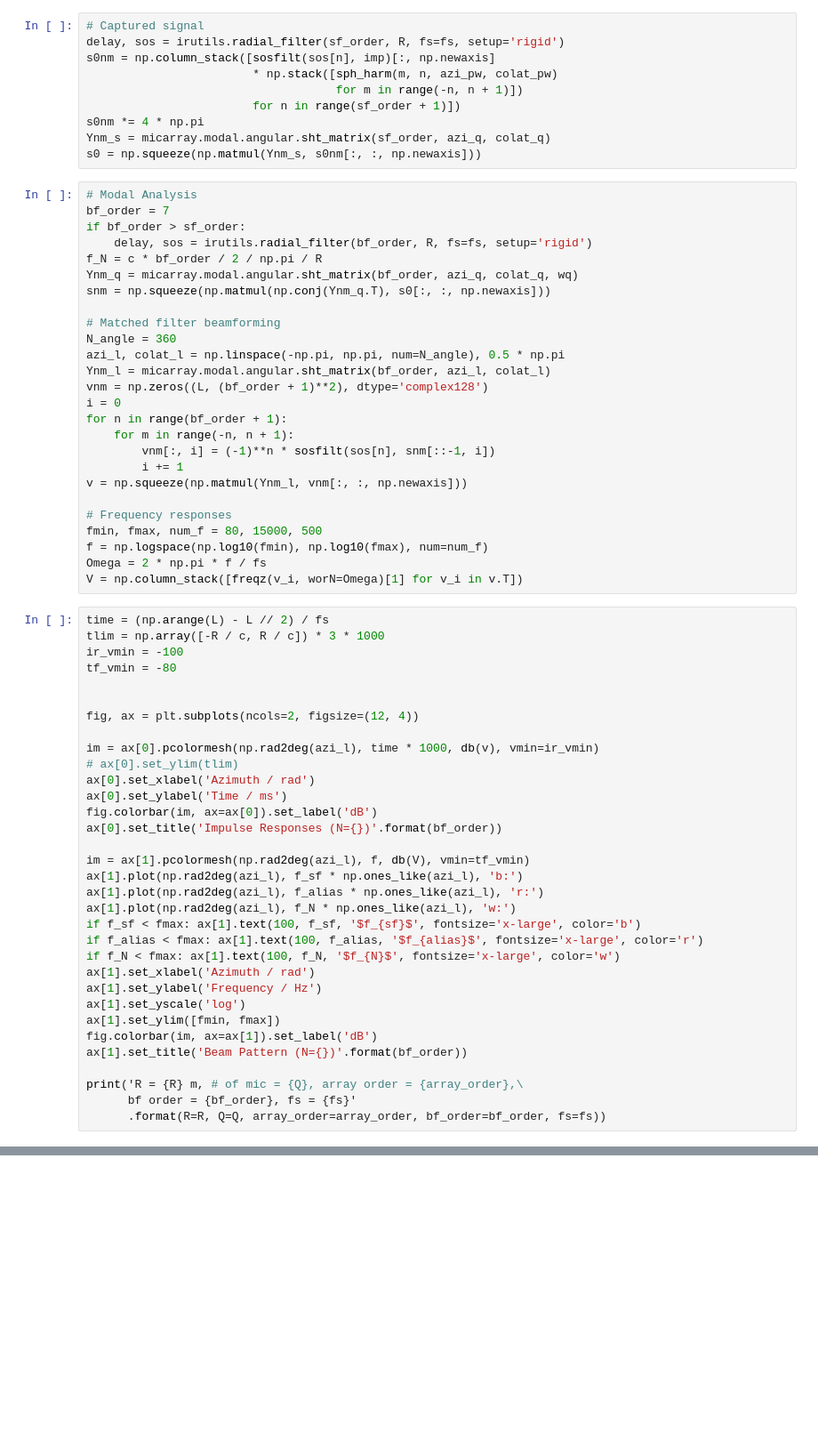
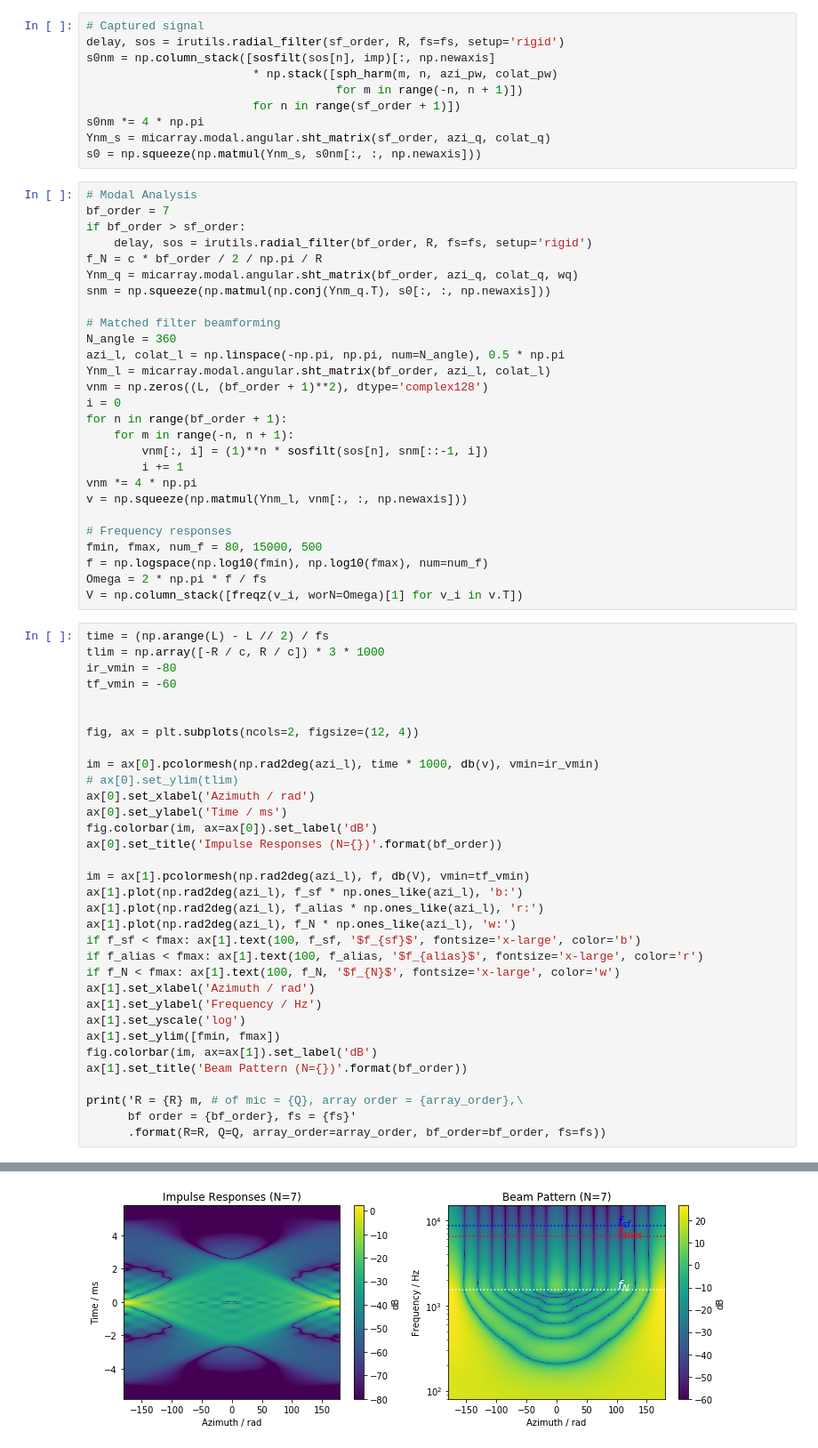
Before and after one commit to spatialaudio/sfa-numpy, a Jupyter notebook: examples/matched-filter-beamformer-rigid-sphere.ipynb, the cells around one changed output, grey strips where cells are left out. Shown at 89% size. Cells and saved outputs as stored; diff of their text form; blank space fills up the shorter version.

```diff
--- a/examples/matched-filter-beamformer-rigid-sphere.ipynb
+++ b/examples/matched-filter-beamformer-rigid-sphere.ipynb
@@ -58,8 +58,9 @@ vnm = np.zeros((L, (bf_order + 1)**2), dtype='complex128')
 i = 0
 for n in range(bf_order + 1):
     for m in range(-n, n + 1):
-        vnm[:, i] = (-1)**n * sosfilt(sos[n], snm[::-1, i])
+        vnm[:, i] = (1)**n * sosfilt(sos[n], snm[::-1, i])
         i += 1
+vnm *= 4 * np.pi
 v = np.squeeze(np.matmul(Ynm_l, vnm[:, :, np.newaxis]))
 
 # Frequency responses
@@ -70,8 +71,8 @@ V = np.column_stack([freqz(v_i, worN=Omega)[1] for v_i in v.T])
 # %%
 time = (np.arange(L) - L // 2) / fs
 tlim = np.array([-R / c, R / c]) * 3 * 1000
-ir_vmin = -100
-tf_vmin = -80
+ir_vmin = -80
+tf_vmin = -60
 
 
 fig, ax = plt.subplots(ncols=2, figsize=(12, 4))
@@ -100,3 +101,4 @@ ax[1].set_title('Beam Pattern (N={})'.format(bf_order))
 print('R = {R} m, # of mic = {Q}, array order = {array_order},\
       bf order = {bf_order}, fs = {fs}'
       .format(R=R, Q=Q, array_order=array_order, bf_order=bf_order, fs=fs))
+# %% [output]
@@ -102,0 +106 @@ print('R = {R} m, # of mic = {Q}, array order = {array_order},\
+[figure, added]
```
Also changed, not shown: parts of 1 cell of this notebook.
